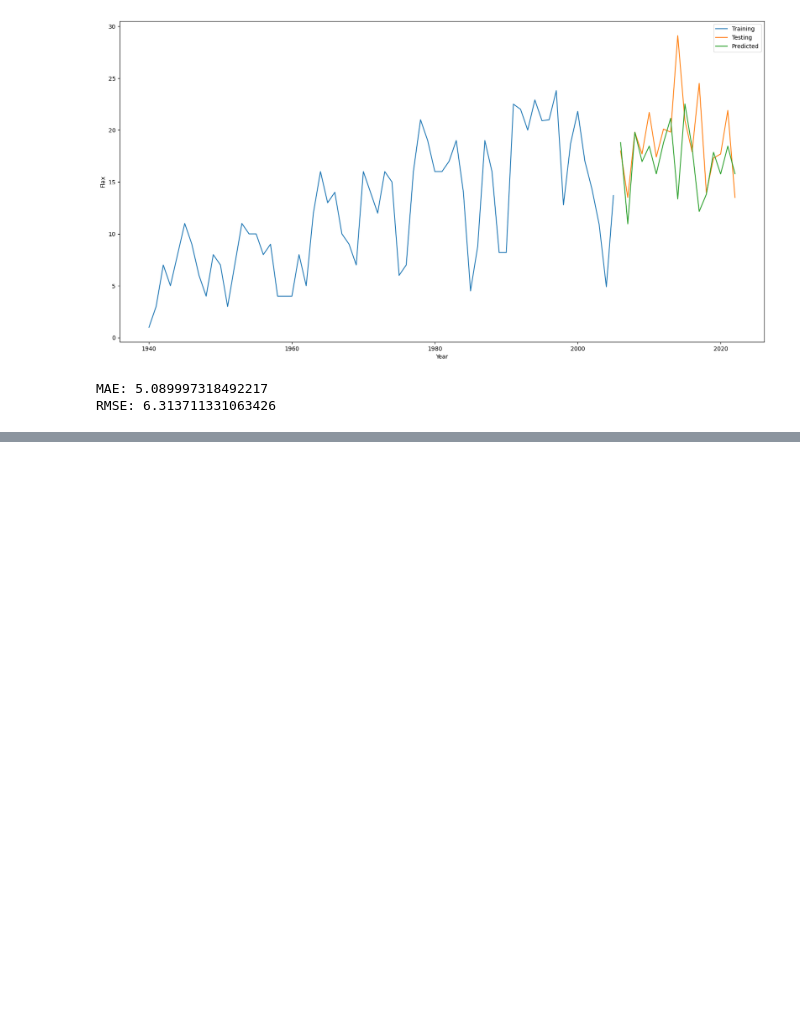
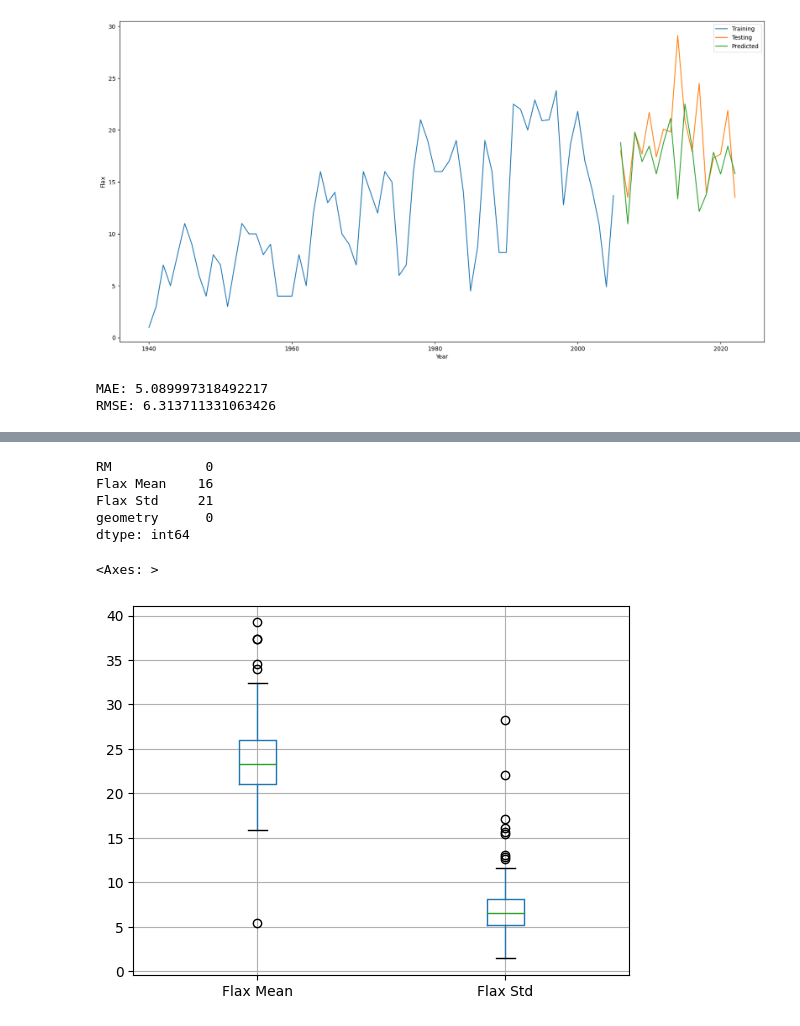
Before and after one commit to MithunMPK/PythonAssignments, a Jupyter notebook: Project.ipynb, the cells around one changed output, grey strips where cells are left out. Cells and saved outputs as stored; diff of their text form; code cells hidden in the pictures; blank space fills up the shorter version.

```diff
--- a/Project.ipynb
+++ b/Project.ipynb
@@ -330,0 +311,13 @@ RMSE: 6.313711331063426
+# %%
+gds.isna().sum()
+# %% [output]
+RM            0
+Flax Mean    16
+Flax Std     21
+geometry      0
+dtype: int64
+# %%
+df_K.boxplot()
+# %% [output]
+<Axes: >
+[figure, added]
```
Also changed, not shown: parts of 21 cells of this notebook, 8 other files.
